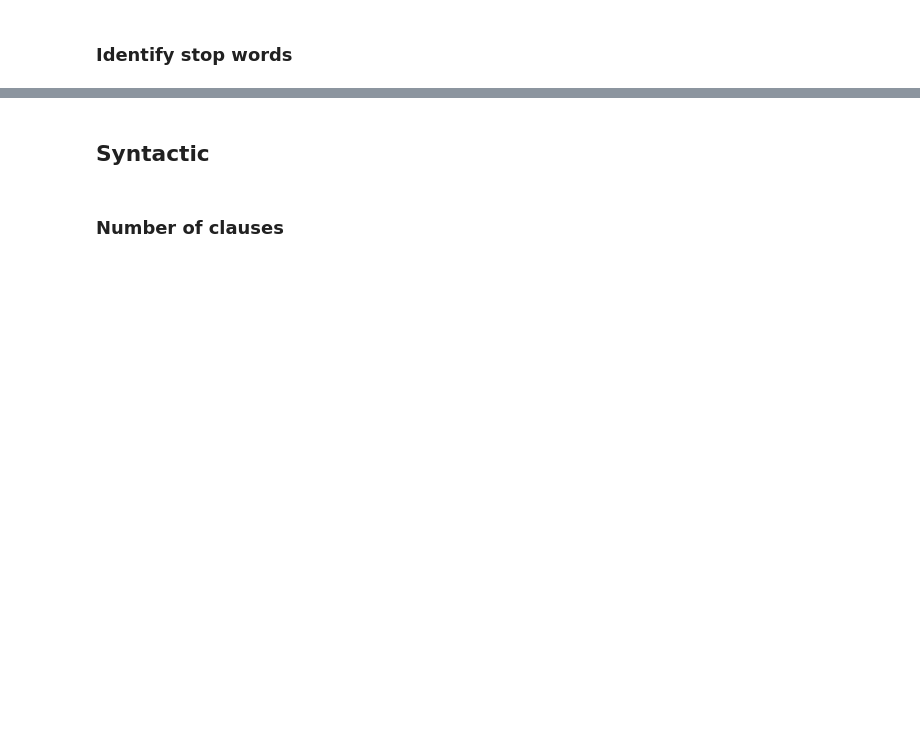
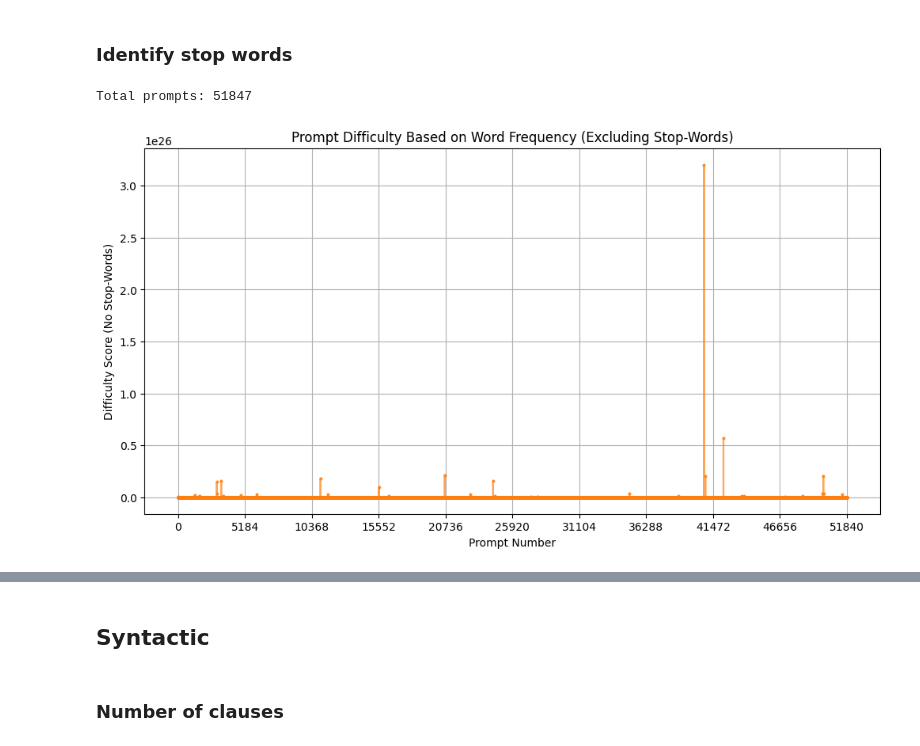
Before and after one commit to Nickolaus-899/LSD_metrics, a Jupyter notebook: metrics.ipynb, the cells around one changed output, grey strips where cells are left out. Cells and saved outputs as stored; diff of their text form; code cells hidden in the pictures; blank space fills up the shorter version.

```diff
--- a/metrics.ipynb
+++ b/metrics.ipynb
@@ -64,0 +198,37 @@ DatasetNotFoundError: Dataset 'BAAI/Infinity-Instruct' is a gated dataset on the
+# %%
+from nltk.corpus import stopwords
+
+stop_words = set(stopwords.words(LANGUAGE_FULL))
+
+def compute_difficulty_excluding_stopwords(text):
+    words = text.split()
+    score = 0
+    for word in words:
+        # Skip stop-words
+        if word.lower() in stop_words:
+            continue
+        # Get word frequency from Zipf's law
+        word_freq = zipf_scores.get(word, 0)
+        # Add to score (avoid division by zero with a small number)
+        score += 1 / (word_freq if word_freq > 0 else 1e-6)
+    return score
+
+metrics_res['stopwords'] = [
+    compute_difficulty_excluding_stopwords(text) for text in tqdm(texts, desc="Computing difficulty (no stop-words)")
+]
+# %%
+scores = [(index, score) for index, score in enumerate(metrics_res['stopwords'])]
+print(f"Total prompts: {len(scores)}")
+
+# Plotting the results
+plt.figure(figsize=(12, 6))
+plt.plot(range(len(scores)), scores, marker='o', linestyle='-', markersize=2, alpha=0.7)
+plt.xlabel("Prompt Number")
+plt.ylabel("Difficulty Score (No Stop-Words)")
+plt.title("Prompt Difficulty Based on Word Frequency (Excluding Stop-Words)")
+plt.xticks(np.arange(0, len(scores), step=max(1, len(scores)//10)))
+plt.grid(True)
+plt.show()
+# %% [output]
+Total prompts: 51847
+[figure, added]
```
Also changed, not shown: parts of 25 cells of this notebook, 1 other file.
